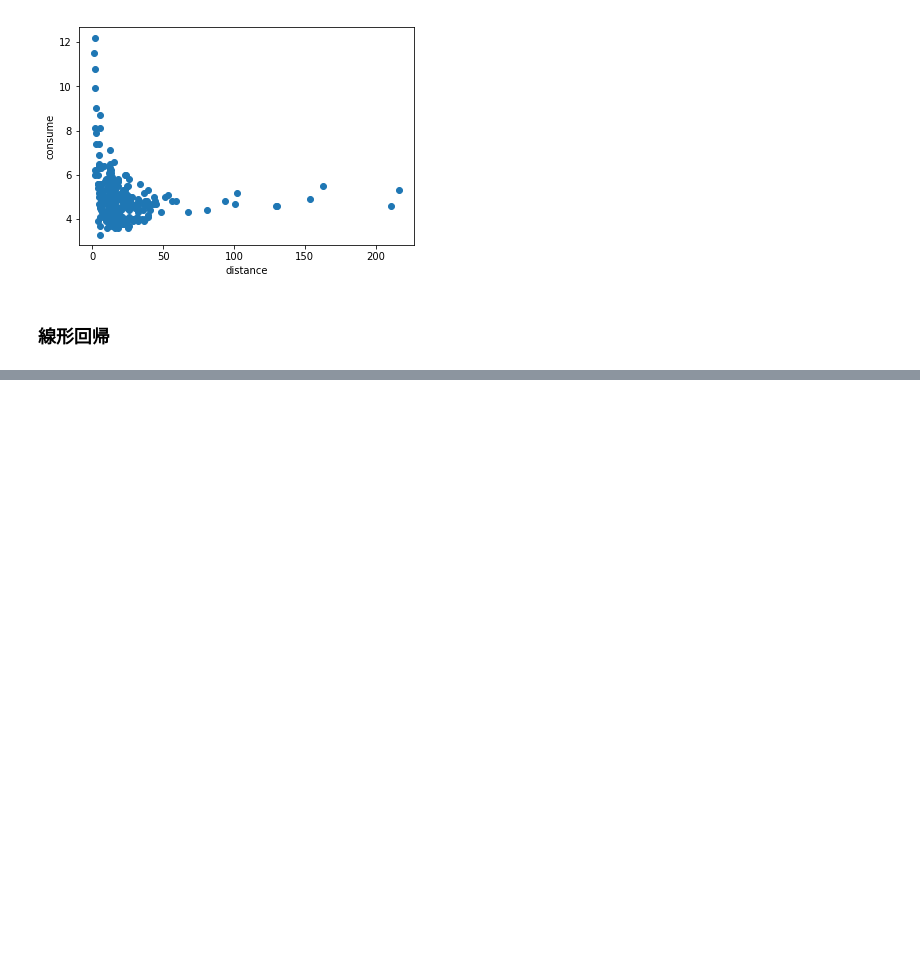
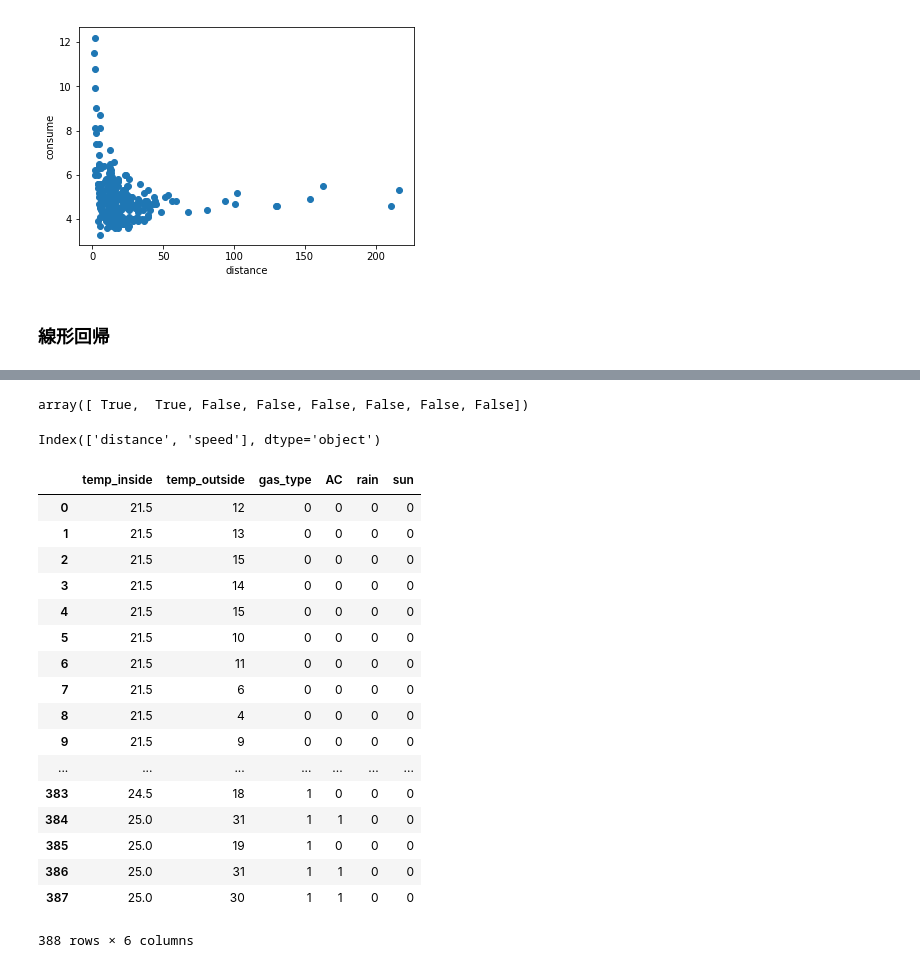
Before and after one commit to furu8/Kaggle, a Jupyter notebook: Car_Fuel_Consumption.ipynb, the cells around one changed output, grey strips where cells are left out. Saved outputs shown, nothing was run; the diff lists cells and outputs as text; code cells hidden in the pictures; blank space fills up the shorter version.

```diff
--- a/Car_Fuel_Consumption.ipynb
+++ b/Car_Fuel_Consumption.ipynb
@@ -299,0 +407,36 @@ RMSE/MAE = 1.487
+# %%
+# bool型の配列に ~ をつけるとTrueとFalseを反転させることができる
+# ここでTrueになっている特徴が削除してもよい特徴
+remove_idx = ~rfecv.support_
+remove_idx
+# %% [output]
+array([ True,  True, False, False, False, False, False, False])
+# %%
+# 削除してもよい特徴の名前を取得する
+remove_feature = train_data.columns[remove_idx]
+remove_feature
+# %% [output]
+Index(['distance', 'speed'], dtype='object')
+# %%
+# drop関数で特徴を削除
+selected_train_data = train_data.drop(remove_feature, axis=1)
+selected_train_data
+# %% [output]
+|  | temp_inside | temp_outside | gas_type | AC | rain | sun |
+| 0 | 21.5 | 12 | 0 | 0 | 0 | 0 |
+| 1 | 21.5 | 13 | 0 | 0 | 0 | 0 |
+| 2 | 21.5 | 15 | 0 | 0 | 0 | 0 |
+| 3 | 21.5 | 14 | 0 | 0 | 0 | 0 |
+| 4 | 21.5 | 15 | 0 | 0 | 0 | 0 |
+| 5 | 21.5 | 10 | 0 | 0 | 0 | 0 |
+| 6 | 21.5 | 11 | 0 | 0 | 0 | 0 |
+| 7 | 21.5 | 6 | 0 | 0 | 0 | 0 |
+| 8 | 21.5 | 4 | 0 | 0 | 0 | 0 |
+| 9 | 21.5 | 9 | 0 | 0 | 0 | 0 |
+| ... | ... | ... | ... | ... | ... | ... |
+| 383 | 24.5 | 18 | 1 | 0 | 0 | 0 |
+| 384 | 25.0 | 31 | 1 | 1 | 0 | 0 |
+| 385 | 25.0 | 19 | 1 | 0 | 0 | 0 |
+| 386 | 25.0 | 31 | 1 | 1 | 0 | 0 |
+| 387 | 25.0 | 30 | 1 | 1 | 0 | 0 |
+388 rows × 6 columns
```
Also changed, not shown: parts of 12 cells of this notebook.
